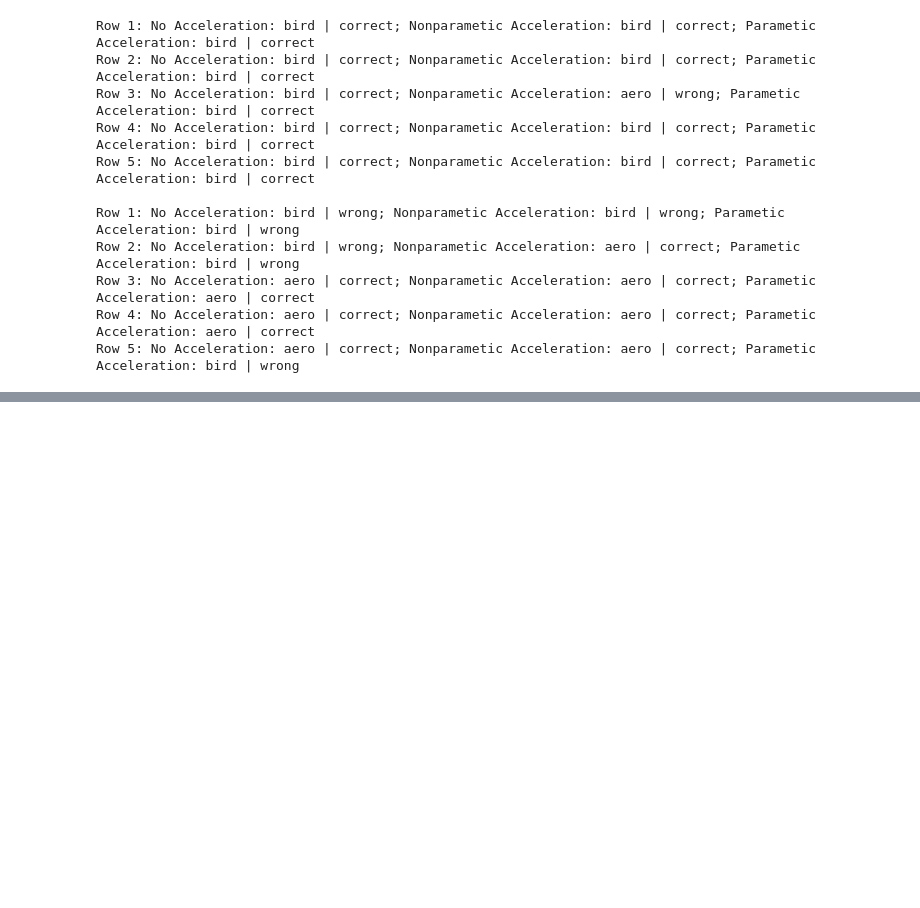
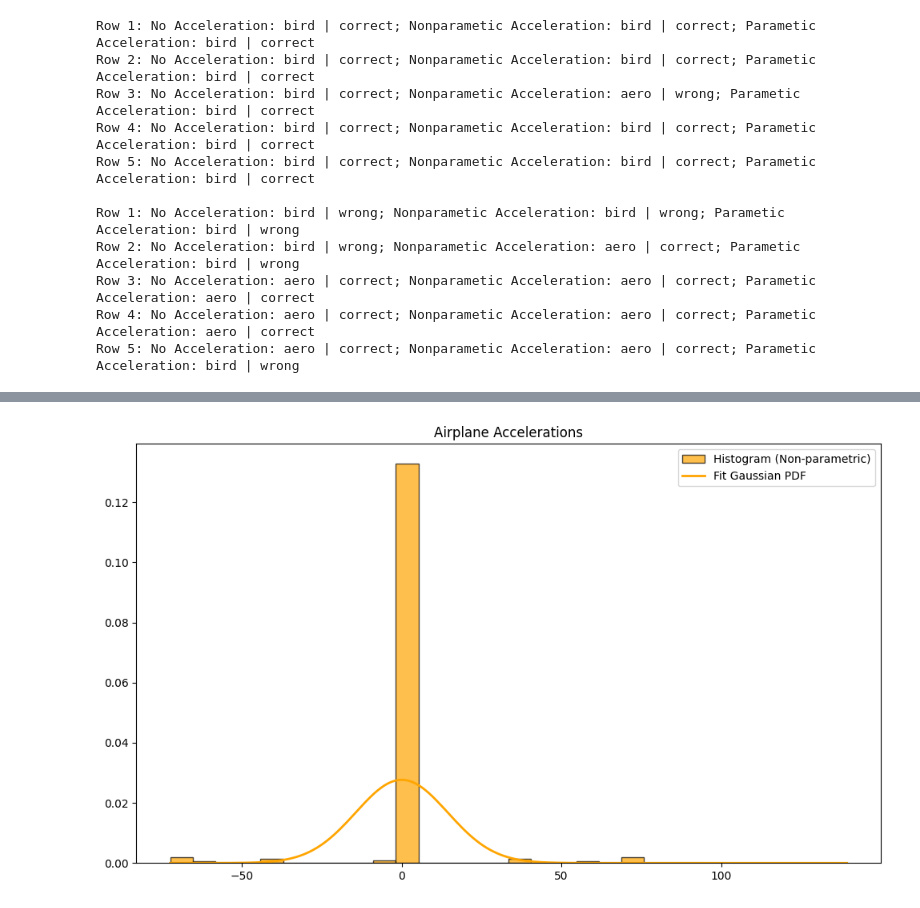
Before and after one commit to pnadelofficial/cs-0131-ai, a Jupyter notebook: bayesian-networks/testing.ipynb, the cells around one changed output, grey strips where cells are left out. Cells and saved outputs as stored; diff of their text form; code cells hidden in the pictures; blank space fills up the shorter version.

```diff
--- a/bayesian-networks/testing.ipynb
+++ b/bayesian-networks/testing.ipynb
@@ -482,0 +533,15 @@ Row 5: No Acceleration: aero | correct; Nonparametic Acceleration: aero | correc
+# %%
+fig, ax = plt.subplots(1, 1, figsize=(10, 6))
+
+x_min, x_max = all_aero_accels.min(), all_aero_accels.max()
+x_smooth = np.linspace(x_min, x_max, 200)
+pdf_values = st.norm.pdf(x_smooth, loc=aero_accel_mu, scale=aero_accel_sigma)
+
+ax.hist(all_aero_accels, bins=30, density=True, alpha=0.7, color="orange", edgecolor="black", label='Histogram (Non-parametric)')
+ax.plot(x_smooth, pdf_values, '-', linewidth=2, color="orange", label="Fit Gaussian PDF")
+plt.title("Airplane Accelerations")
+plt.legend()
+plt.tight_layout()
+plt.show()
+# %% [output]
+[figure, added]
```
Also changed, not shown: parts of 4 cells of this notebook, 5 other files.
